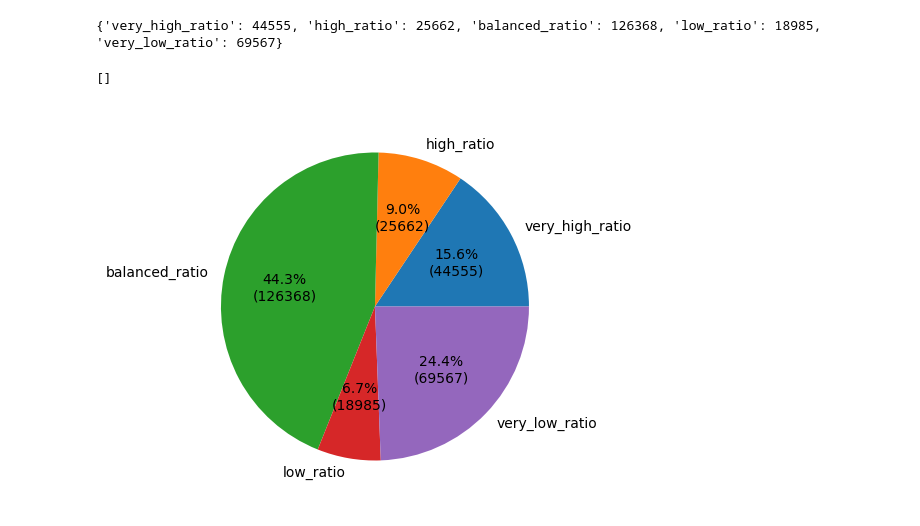
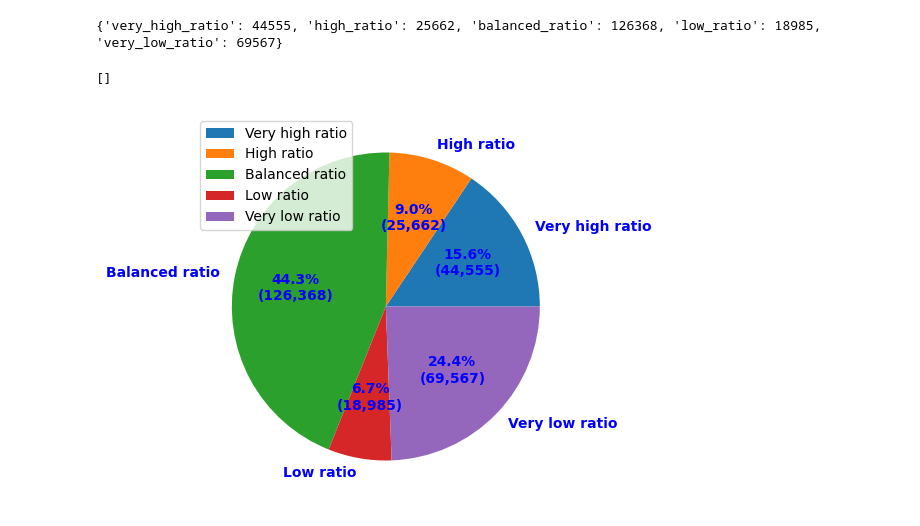
Before and after one commit to aleferu/musicbrainz, a Jupyter notebook: post_data/pop_ratio.ipynb, the cells around one changed output. Saved outputs shown, nothing was run; the diff lists cells and outputs as text; code cells hidden in the pictures.

Commit message:
feat: fixed test results

```diff
--- a/post_data/pop_ratio.ipynb
+++ b/post_data/pop_ratio.ipynb
@@ -40,19 +40,27 @@ Received notification from DBMS server: {severity: WARNING} {code: Neo.ClientNot
 {'very_high_ratio': 44555, 'high_ratio': 25662, 'balanced_ratio': 126368, 'low_ratio': 18985, 'very_low_ratio': 69567}
 # %%
 plt.figure(figsize=(10, 5))
+
 
 def autopct_format(values):
     def my_format(pct):
         total = sum(values)
         val = int(round(pct * total / 100.0))
-        return '{:.1f}%\n({v:d})'.format(pct, v=val)  # Show percentage and count
+        return '{:.1f}%\n({v:,d})'.format(pct, v=val)  # Show percentage and count
     return my_format
 
-plt.pie(result.values(), labels=result.keys(), autopct=autopct_format(result.values()))
+plt.pie(
+    result.values(),
+    labels=[k.replace("_", " ").capitalize() for k in result.keys()],
+    autopct=autopct_format(result.values()),
+    textprops=dict(color="b", weight="bold")  # TODO: make it white and remove floating labels
+)
+
+plt.legend()
 
 plt.plot()
 # %% [output]
 []
-[figure, old version]
+[figure, new version]
 # %%
 driver.close()
```
Also changed, not shown: 5 other files.
